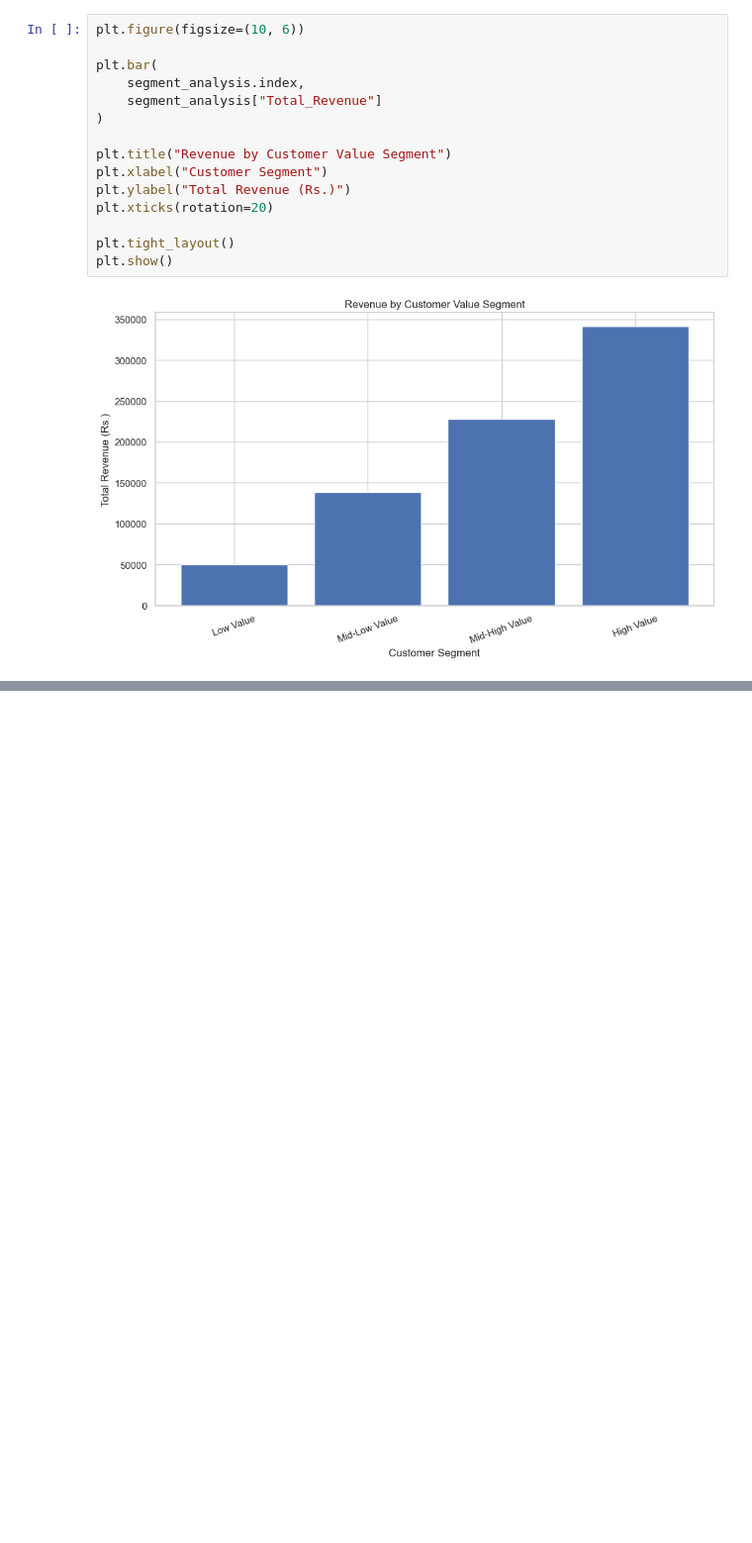
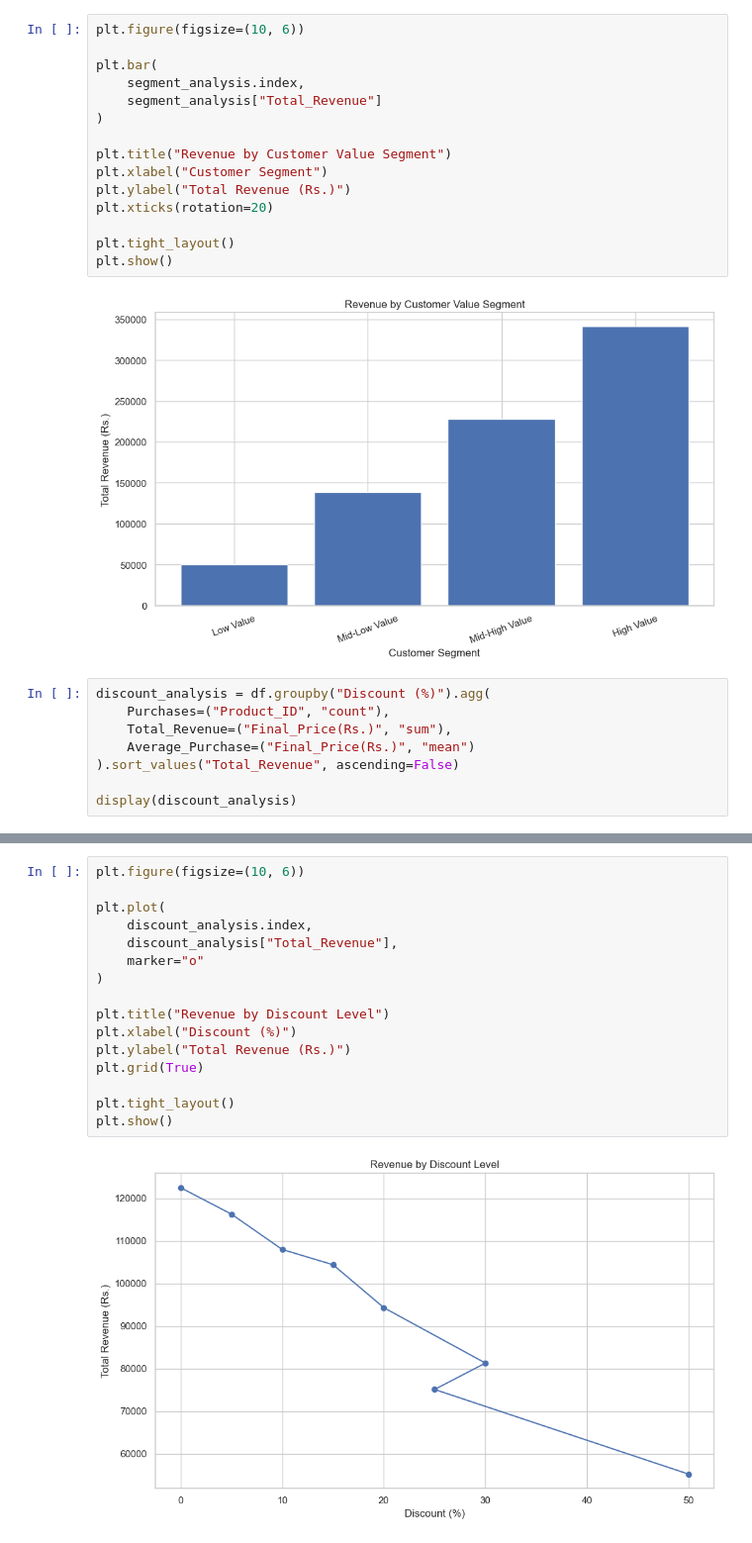
Before and after one commit to lomboto05-commits/eCommerce-customer-analytics, a Jupyter notebook: ecomemerce_customer_analytics.ipynb, the cells around one changed output, grey strips where cells are left out. Shown at 99% size. Saved outputs shown, nothing was run; the diff lists cells and outputs as text; blank space fills up the shorter version.

Commit message:
Add discount and category performance analysis

```diff
--- a/ecomemerce_customer_analytics.ipynb
+++ b/ecomemerce_customer_analytics.ipynb
@@ -405,3 +405,11 @@ plt.tight_layout()
 plt.show()
 # %% [output]
 [figure]
+# %%
+discount_analysis = df.groupby("Discount (%)").agg(
+    Purchases=("Product_ID", "count"),
+    Total_Revenue=("Final_Price(Rs.)", "sum"),
+    Average_Purchase=("Final_Price(Rs.)", "mean")
+).sort_values("Total_Revenue", ascending=False)
+
+display(discount_analysis)
@@ -407,0 +427,18 @@ plt.show()
+# %%
+plt.figure(figsize=(10, 6))
+
+plt.plot(
+    discount_analysis.index,
+    discount_analysis["Total_Revenue"],
+    marker="o"
+)
+
+plt.title("Revenue by Discount Level")
+plt.xlabel("Discount (%)")
+plt.ylabel("Total Revenue (Rs.)")
+plt.grid(True)
+
+plt.tight_layout()
+plt.show()
+# %% [output]
+[figure, added]
```
Also changed, not shown: parts of 5 cells of this notebook.
